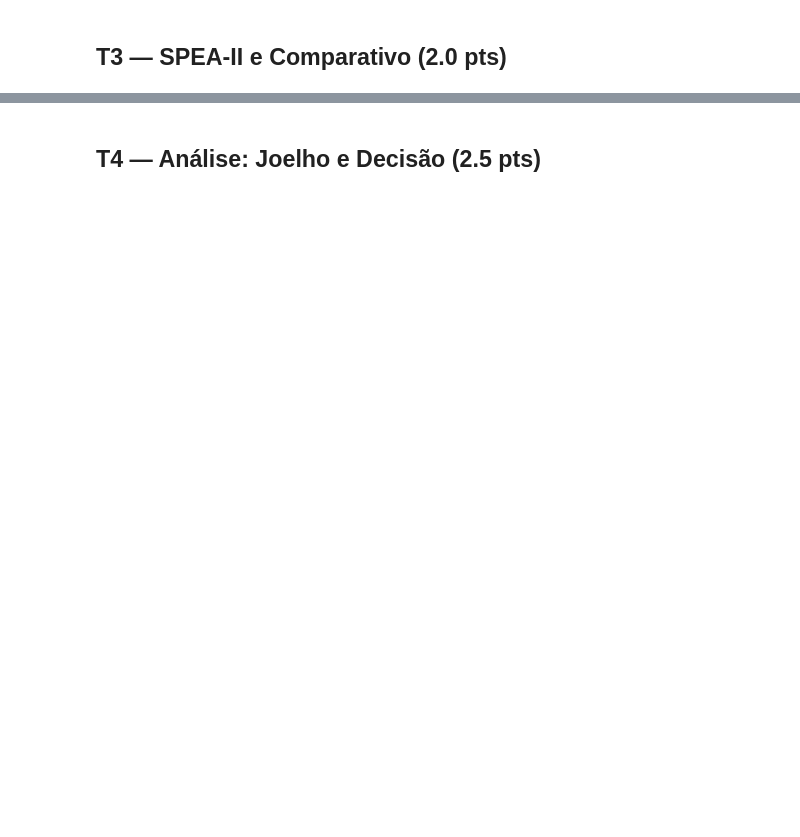
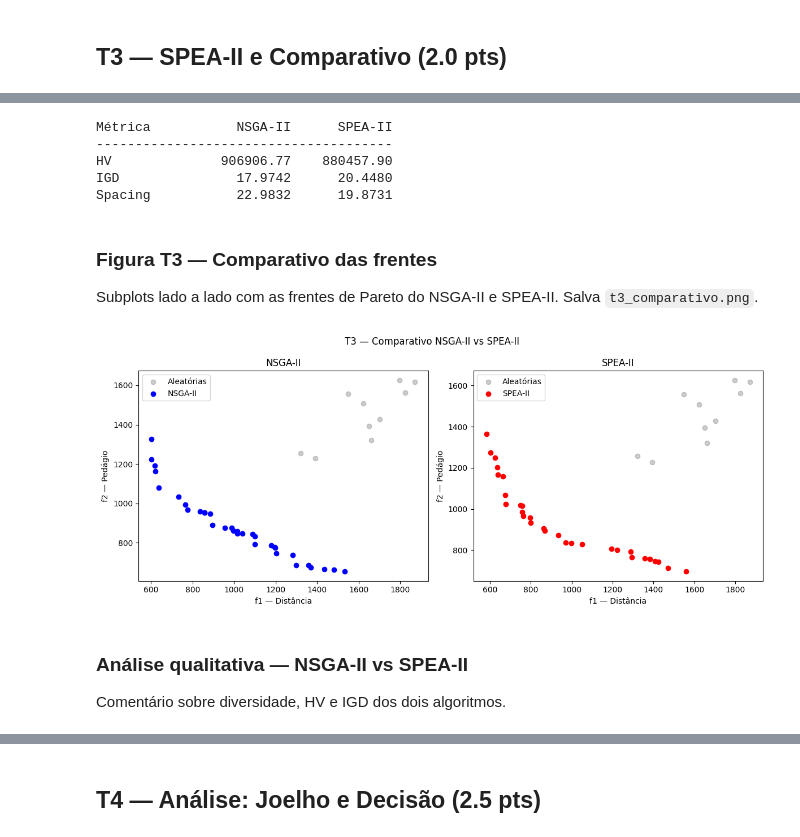
Before and after one commit to phael-exe/heuristicas, a Jupyter notebook: metaheurísticas-populacionais/Sem10_MOO.ipynb, the cells around one changed output, grey strips where cells are left out. Cells and saved outputs as stored; diff of their text form; code cells hidden in the pictures; blank space fills up the shorter version.

```diff
--- a/metaheurísticas-populacionais/Sem10_MOO.ipynb
+++ b/metaheurísticas-populacionais/Sem10_MOO.ipynb
@@ -129,0 +229,54 @@ pass
+# %%
+# Ponto de referência global: máximo das duas frentes
+ref_global = np.maximum(F_nsga2.max(axis=0), F_spea2.max(axis=0)) * 1.15
+hv_global = HV(ref_point=ref_global)
+
+# IGD usa a união das duas frentes como aproximação do front verdadeiro
+F_union = np.vstack([F_nsga2, F_spea2])
+igd_ind = IGD(F_union)
+
+def spacing(F):
+    d = np.array([min(np.linalg.norm(F[i] - F[j]) for j in range(len(F)) if i != j)
+                  for i in range(len(F))])
+    return d.std()
+
+hv_n  = hv_global(F_nsga2);  hv_s  = hv_global(F_spea2)
+igd_n = igd_ind(F_nsga2);    igd_s = igd_ind(F_spea2)
+sp_n  = spacing(F_nsga2);    sp_s  = spacing(F_spea2)
+
+print(f"{"Métrica":<12} {"NSGA-II":>12} {"SPEA-II":>12}")
+print("-" * 38)
+print(f"{"HV":<12} {hv_n:>12.2f} {hv_s:>12.2f}")
+print(f"{"IGD":<12} {igd_n:>12.4f} {igd_s:>12.4f}")
+print(f"{"Spacing":<12} {sp_n:>12.4f} {sp_s:>12.4f}")
+# %% [output]
+Métrica           NSGA-II      SPEA-II
+--------------------------------------
+HV              906906.77    880457.90
+IGD               17.9742      20.4480
+Spacing           22.9832      19.8731
+# %% [markdown]
+### Figura T3 — Comparativo das frentes
+Subplots lado a lado com as frentes de Pareto do NSGA-II e SPEA-II. Salva `t3_comparativo.png`.
+# %%
+fig, axes = plt.subplots(1, 2, figsize=(12, 5))
+
+for ax, F, label, color in [
+        (axes[0], F_nsga2, "NSGA-II", "blue"),
+        (axes[1], F_spea2, "SPEA-II", "red")]:
+    ax.scatter(F_rand[:, 0], F_rand[:, 1], c="gray", alpha=0.4, label="Aleatórias")
+    ax.scatter(F[:, 0], F[:, 1], c=color, label=label)
+    ax.set_title(label)
+    ax.set_xlabel("f1 — Distância")
+    ax.set_ylabel("f2 — Pedágio")
+    ax.legend()
+
+plt.suptitle("T3 — Comparativo NSGA-II vs SPEA-II")
+plt.tight_layout()
+plt.savefig("t3_comparativo.png", dpi=150)
+plt.show()
+# %% [output]
+[figure, added]
+# %% [markdown]
+### Análise qualitativa — NSGA-II vs SPEA-II
+Comentário sobre diversidade, HV e IGD dos dois algoritmos.
```
Also changed, not shown: parts of 51 cells of this notebook, 1 other file.
